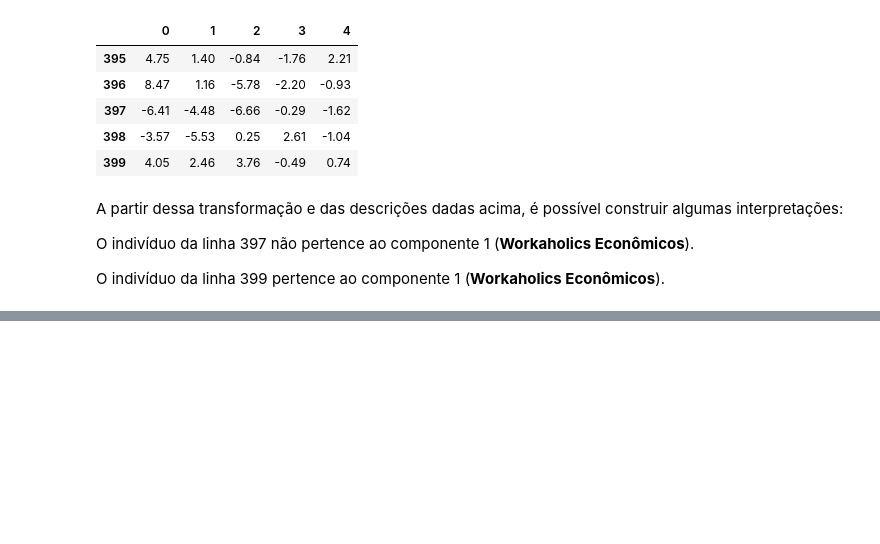
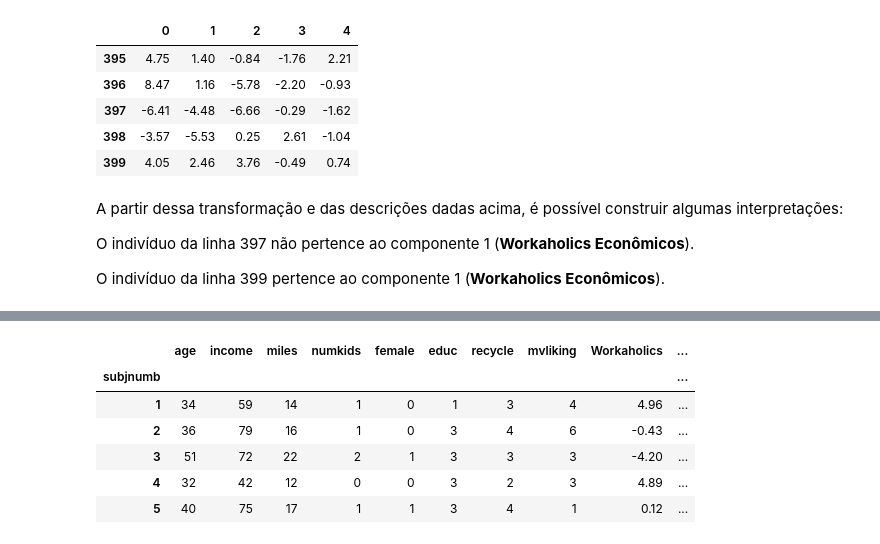
Before and after one commit to lazarocordeirosilva/SegmentacaoClientes, a Jupyter notebook: notebook/SegmentacaoClientes.ipynb, the cells around one changed output, grey strips where cells are left out. Saved outputs shown, nothing was run; the diff lists cells and outputs as text; code cells hidden in the pictures; blank space fills up the shorter version.

```diff
--- a/notebook/SegmentacaoClientes.ipynb
+++ b/notebook/SegmentacaoClientes.ipynb
@@ -586,0 +618,10 @@ O indivíduo da linha 399 pertence ao componente 1 (**Workaholics Econômicos**)
+# %%
+# De posse do array correspondente às respostas, vamos transformá-lo num DataFrame para nomear as colunas
+# Definindo nomes dos componentes
+nomes_componentes = ['Workaholics', 'Carros_Pequenos', 'Família', 'Velozes', 'Carro_Caro']
+
+# Transformando em DF
+pca_df = pd.DataFrame(data = principal_components, columns = nomes_componentes, index = df.index)
+
+# Visualizando
+pca_df.head()
@@ -586,0 +636,14 @@ O indivíduo da linha 399 pertence ao componente 1 (**Workaholics Econômicos**)
+# %%
+# Juntando pca_df com colunas demograficas
+df_pca_final = pd.concat([df.loc[:, features_demograficas], pca_df], axis = 1)
+
+# Visualizando
+df_pca_final.head()
+# %% [output]
+|  | age | income | miles | numkids | female | educ | recycle | mvliking | Workaholics | ... |
+| subjnumb |  |  |  |  |  |  |  |  |  | ... |
+| 1 | 34 | 59 | 14 | 1 | 0 | 1 | 3 | 4 | 4.96 | ... |
+| 2 | 36 | 79 | 16 | 1 | 0 | 3 | 4 | 6 | -0.43 | ... |
+| 3 | 51 | 72 | 22 | 2 | 1 | 3 | 3 | 3 | -4.20 | ... |
+| 4 | 32 | 42 | 12 | 0 | 0 | 3 | 2 | 3 | 4.89 | ... |
+| 5 | 40 | 75 | 17 | 1 | 1 | 3 | 4 | 1 | 0.12 | ... |
```
Also changed, not shown: parts of 7 cells of this notebook.
